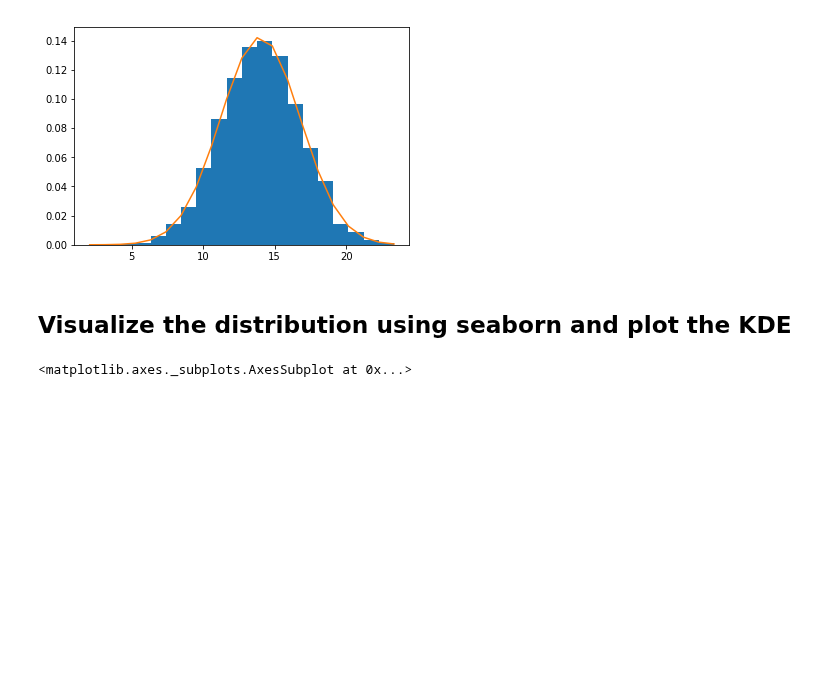
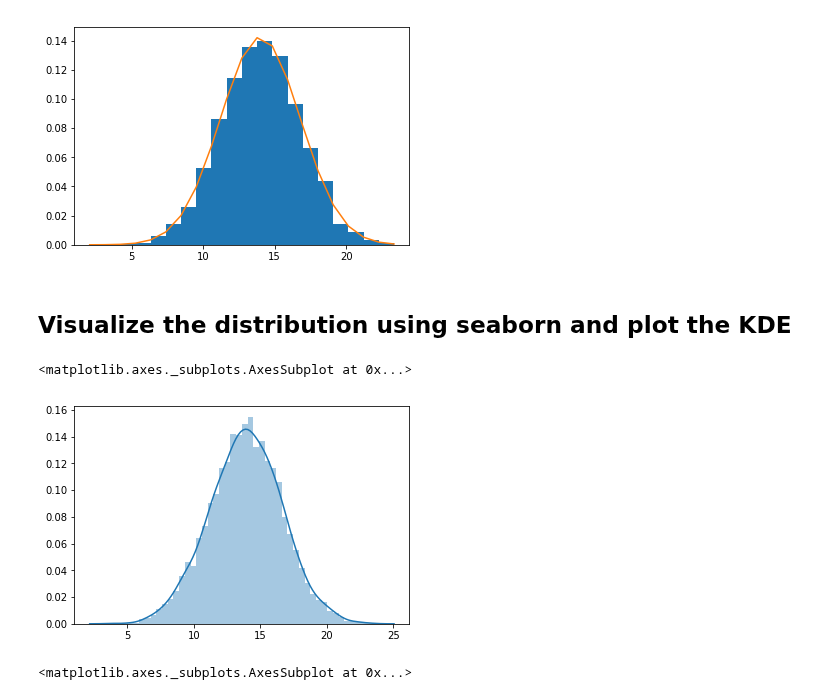
Before and after one commit to ortsed/dsc-normal-distribution-lab-dc-ds-career-042219, a Jupyter notebook: index.ipynb, the cells around one changed output. Saved outputs shown, nothing was run; the diff lists cells and outputs as text; code cells hidden in the pictures; blank space fills up the shorter version.

```diff
--- a/index.ipynb
+++ b/index.ipynb
@@ -80,6 +80,12 @@ plt.hist(nrm, bins=20, density=True,color="orange")
 [figure]
 # %% [markdown]
 ## Visualize the distribution using seaborn and plot the KDE
+# %%
+import seaborn as sns
+sns.distplot(nrm,hist=True, kde=True)
+# %% [output]
+<matplotlib.axes._subplots.AxesSubplot at 0x...>
+[figure, added]
 # %%
 sns.distplot(nrm,hist=True, kde=True)
 # %% [output]
```
